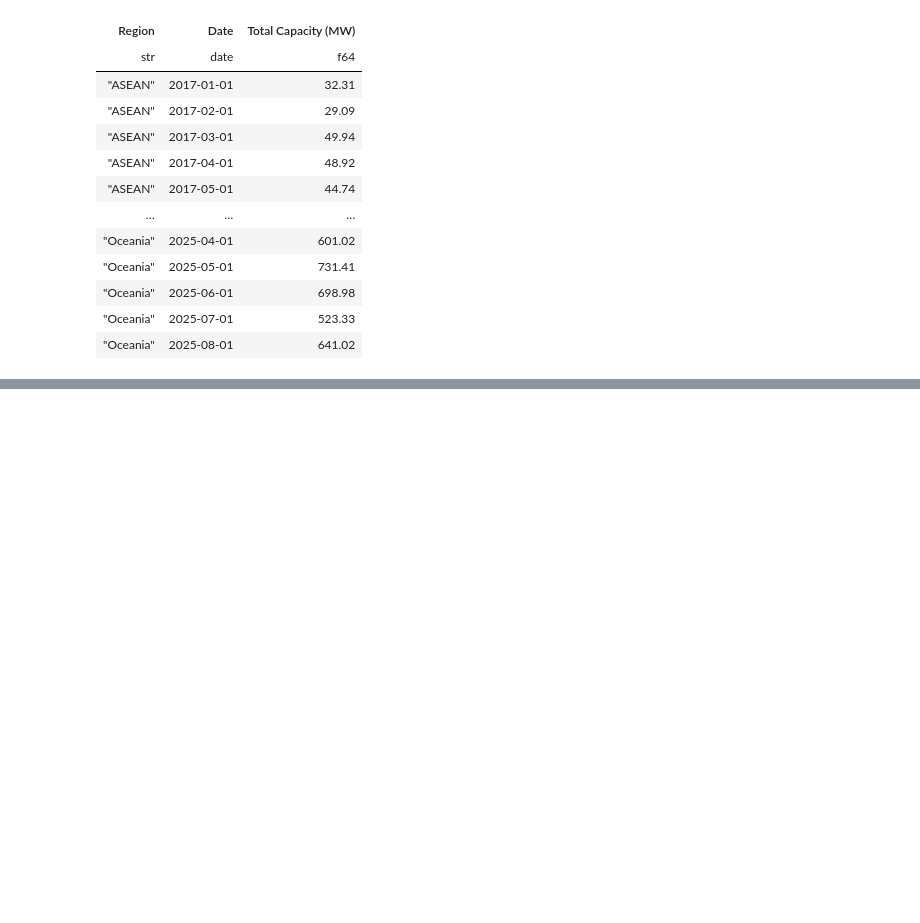
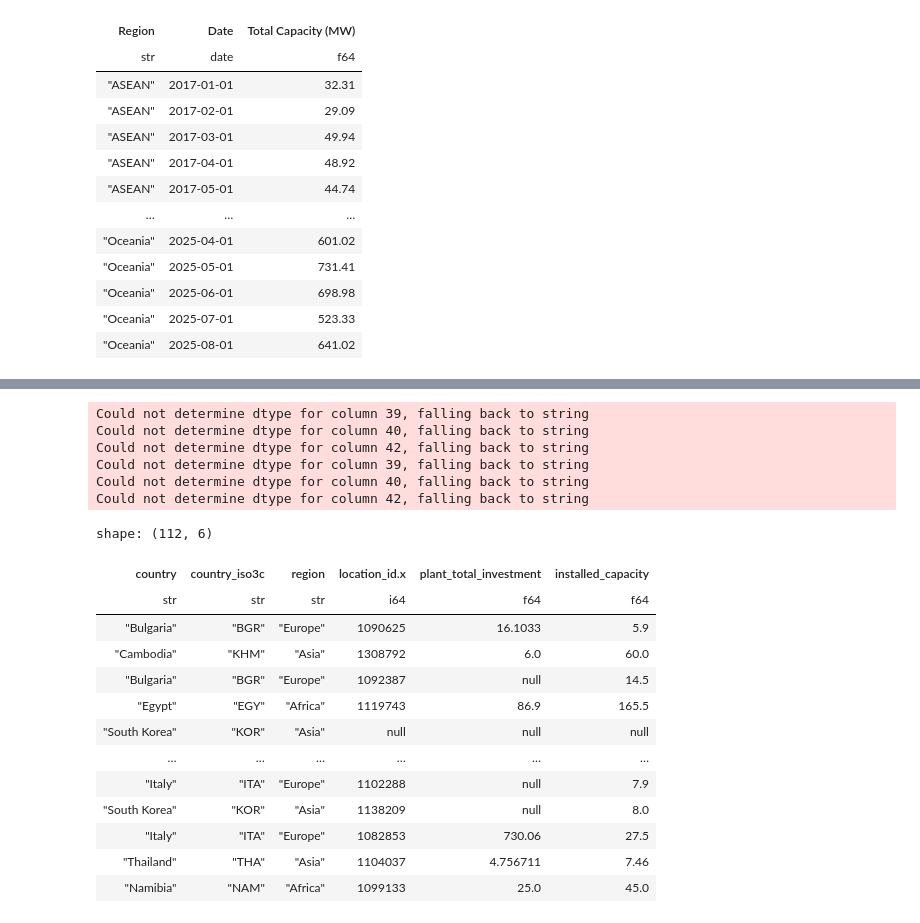
Before and after one commit to ChemmZz/Static-Visualization-Project, a Jupyter notebook: df_exploration.ipynb, the cells around one changed output, grey strips where cells are left out. Saved outputs shown, nothing was run; the diff lists cells and outputs as text; code cells hidden in the pictures; blank space fills up the shorter version.

```diff
--- a/df_exploration.ipynb
+++ b/df_exploration.ipynb
@@ -759,0 +813,49 @@ plot_regional_composition_facet().save("images_plots/monthly_exports_by_tech_reg
+# %%
+# (We already have plant_level deduped correctly)
+plant_level = (
+    cofi_df()
+    .group_by(["country", "country_iso3c", "region", "location_id.x"])
+    .agg(pl.col("total_investment_amount").max().alias("plant_total_investment"))
+)
+
+# Bring capacity + fuel info back
+plant_level_with_capacity = plant_level.join(
+    cofi_df().select(["location_id.x", "installed_capacity"]),
+    on="location_id.x",
+    how="left"
+)
+
+# Combine techs and sum per country
+country_scatter = (
+    plant_level_with_capacity
+    .group_by(["country", "country_iso3c", "region"])
+    .agg([
+        pl.col("plant_total_investment").sum().alias("total_investment_musd"),
+        pl.col("installed_capacity").sum().alias("total_capacity_mw")
+    ])
+    .sort("total_investment_musd", descending=True)
+).to_pandas()
+# %% [output]
+Could not determine dtype for column 39, falling back to string
+Could not determine dtype for column 40, falling back to string
+Could not determine dtype for column 42, falling back to string
+Could not determine dtype for column 39, falling back to string
+Could not determine dtype for column 40, falling back to string
+Could not determine dtype for column 42, falling back to string
+# %%
+plant_level_with_capacity
+# %% [output]
+shape: (112, 6)
+| country | country_iso3c | region | location_id.x | plant_total_investment | installed_capacity |
+| str | str | str | i64 | f64 | f64 |
+| "Bulgaria" | "BGR" | "Europe" | 1090625 | 16.1033 | 5.9 |
+| "Cambodia" | "KHM" | "Asia" | 1308792 | 6.0 | 60.0 |
+| "Bulgaria" | "BGR" | "Europe" | 1092387 | null | 14.5 |
+| "Egypt" | "EGY" | "Africa" | 1119743 | 86.9 | 165.5 |
+| "South Korea" | "KOR" | "Asia" | null | null | null |
+| … | … | … | … | … | … |
+| "Italy" | "ITA" | "Europe" | 1102288 | null | 7.9 |
+| "South Korea" | "KOR" | "Asia" | 1138209 | null | 8.0 |
+| "Italy" | "ITA" | "Europe" | 1082853 | 730.06 | 27.5 |
+| "Thailand" | "THA" | "Asia" | 1104037 | 4.756711 | 7.46 |
+| "Namibia" | "NAM" | "Africa" | 1099133 | 25.0 | 45.0 |
```
Also changed, not shown: parts of 34 cells of this notebook, 1 other file.
